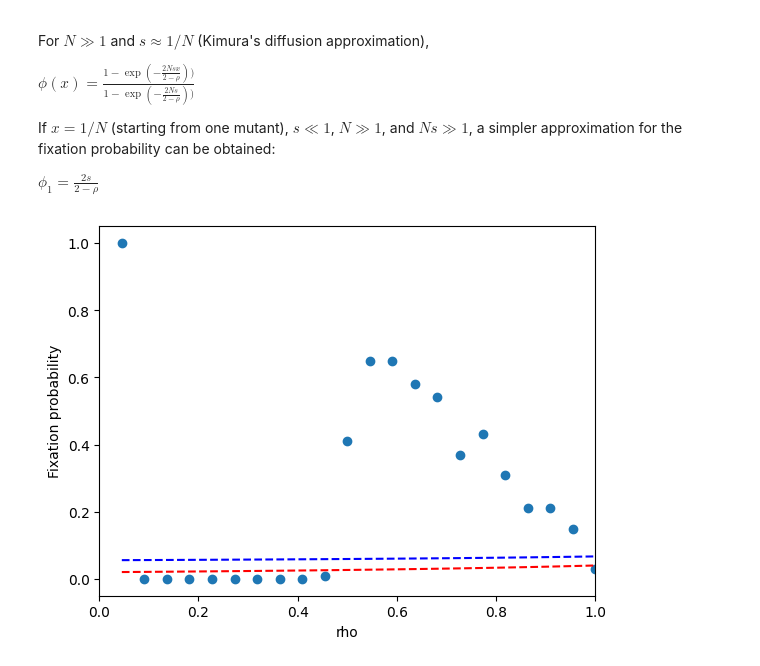
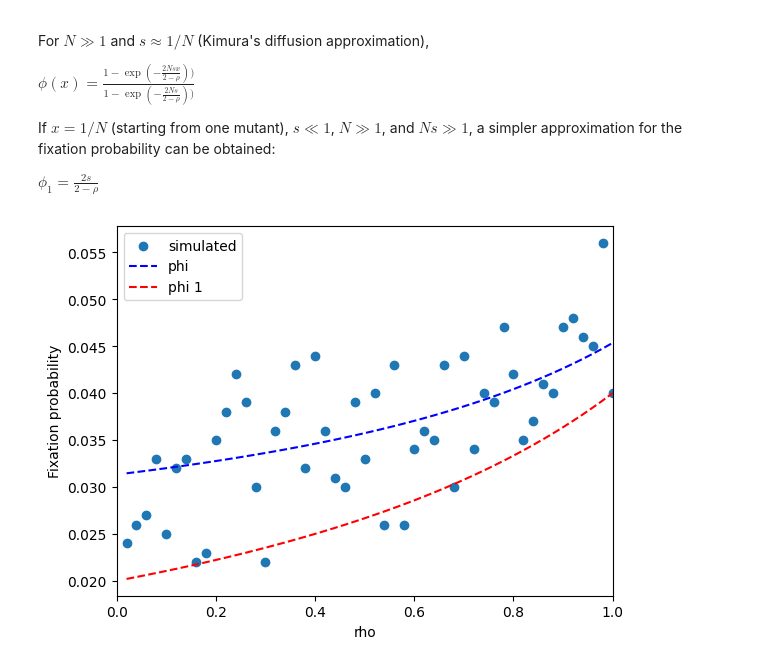
Before and after one commit to Bitbol-Lab/partial_sampling_spatially_structured_population, a Jupyter notebook: well-mixed.ipynb, the cells around one changed output. Cells and saved outputs as stored; diff of their text form; code cells hidden in the pictures.

Commit message:
correction et plots de fixation probability en well-mixed

```diff
--- a/well-mixed.ipynb
+++ b/well-mixed.ipynb
@@ -76,7 +81,7 @@ states, fixation = simulate_trajectory(N,M,s,tmax)
 N = 10
 M = 5
 s = 0.01
-tmax = 1000
+tmax = 50
 
 states, fixation = simulate_trajectory(N,M,s,tmax)
 
@@ -109,33 +114,16 @@ compute_tmax(100,100)
 def simulate_multiple_trajectories(N, M, s, tmax, nb_trajectories=100, initial_state=1):
     all_trajectories = np.zeros((int(nb_trajectories),int(tmax)))
     all_trajectories[:,0] = initial_state
-    P = compute_transition_matrix(N,M,s)
 
     count_fixation = 0
 
 
     for trajectory_index in range(nb_trajectories):
-        states = [initial_state]
-        current_state = initial_state
-        t=1
-        b = True
-        while t<tmax and b:
-            prob_vector = [P[current_state,j] for j in range(N+1)]
-            current_state = draw_from_prob_vector(prob_vector)
-            states.append(current_state)
-            t += 1
-            b = (current_state < N)and(current_state > 0)
-
-        fixation = current_state == N
+        states, fixation = simulate_trajectory(N,M,s,tmax,initial_state)
 
         count_fixation += fixation
 
-        if len(states) != tmax:
-            if fixation:
-                states = states + (tmax-len(states))*[N]
-
-        for j in range(len(states)):
-            all_trajectories[trajectory_index,j] = states[j]
+        all_trajectories[trajectory_index,:] = states[:]
 
 
     return all_trajectories, count_fixation
@@ -180,25 +168,25 @@ def phi_1(s,rho):
 # %%
 ## Varying rho (M)
 
-N = 22 (biggest N with this method)
+N = 50
 s = 0.02
-tmax = 1000
-rhos = []
+tmax = 16000
+Ms = np.arange(1,N+1)
 fixation_freqs = []
 
-for M in range(1,N+1):
-    rhos.append(M/N)
-    trajectories, count_fixation = simulate_multiple_trajectories(N,M,s,tmax)
+for M in Ms:
+    _, count_fixation = simulate_multiple_trajectories(N,M,s,tmax, nb_trajectories=1000)
     fixation_freq = count_fixation / trajectories.shape[0]
     fixation_freqs.append(fixation_freq)
 
-rhos = np.array(rhos)
-plt.scatter(rhos, fixation_freqs)
-plt.plot(rhos, [phi(N,s,rho,1/N) for rho in rhos],'b--')
-plt.plot(rhos, [phi_1(s,rho) for rho in rhos], 'r--')
+rhos = Ms* 1. /N
+plt.scatter(rhos, fixation_freqs, label = "simulated")
+plt.plot(rhos, [phi(N,s,rho,1/N) for rho in rhos],'b--', label = "phi")
+plt.plot(rhos, [phi_1(s,rho) for rho in rhos], 'r--', label="phi 1")
 plt.xlim([0,1])
 plt.xlabel('rho')
 plt.ylabel('Fixation probability')
+plt.legend()
 plt.show()
 # %% [output]
-[figure, old version]
+[figure, new version]
```
Also changed, not shown: parts of 6 cells of this notebook.
